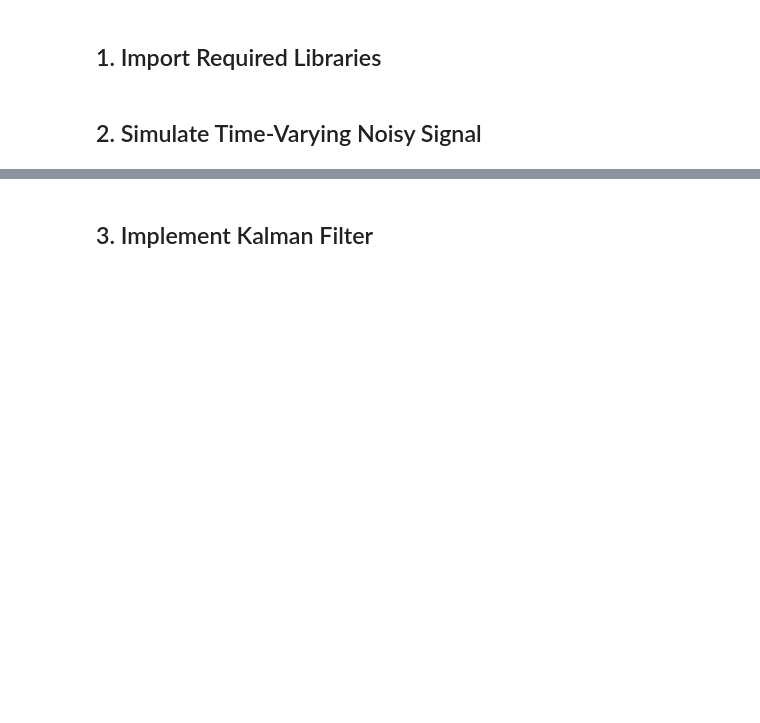
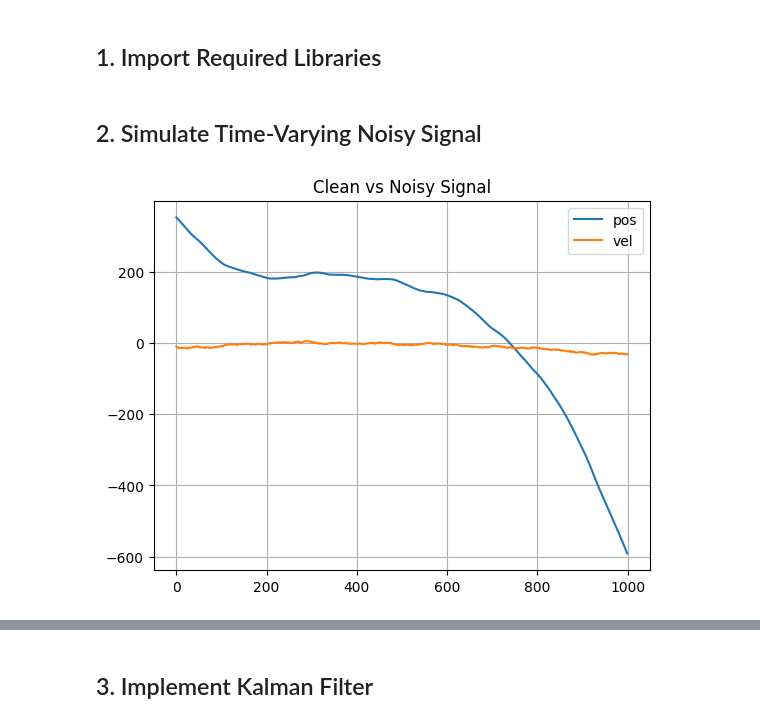
Before and after one commit to amosmatter/FS25_MSP_digitalcom, a Jupyter notebook: Project_KALM/notebook/Project4_Starter.ipynb, the cells around one changed output, grey strips where cells are left out. Cells and saved outputs as stored; diff of their text form; code cells hidden in the pictures; blank space fills up the shorter version.

```diff
--- a/Project_KALM/notebook/Project4_Starter.ipynb
+++ b/Project_KALM/notebook/Project4_Starter.ipynb
@@ -35,0 +73,34 @@ plt.show()
+# %%
+x_est = np.zeros((n_measurements, n_states, 1))
+P = np.zeros((n_measurements, n_states, n_states))
+
+x_est[0] = initial_state_guess
+P[0] = np.diag([initial_pos_std**2, initial_vel_std**2])
+
+Q = G @ accel_var @ G.T
+
+R = np.diag([delta_t_std**2, delta_f_std**2])
+# %%
+ts = np.arange(n_measurements) * dt
+
+actual_accel = rand_v(v(0), accel_var, n_measurements - 1)
+initial_state = rand_v(x_est[0], P[0], 1)
+
+
+actual_state = np.zeros((n_measurements, n_states, 1))
+actual_state[0] = initial_state
+for k in range(1, n_measurements):
+    accel_effect = G * actual_accel[k - 1]
+    actual_state[k] = F @ actual_state[k - 1] + accel_effect
+
+
+# Add noise
+plt.figure()
+plt.plot(actual_state[:, 0], label="pos")
+plt.plot(actual_state[:, 1], label="vel")
+plt.legend()
+plt.title("Clean vs Noisy Signal")
+plt.grid()
+plt.show()
+# %% [output]
+[figure, added]
```
Also changed, not shown: parts of 7 cells of this notebook, 2 other files.
